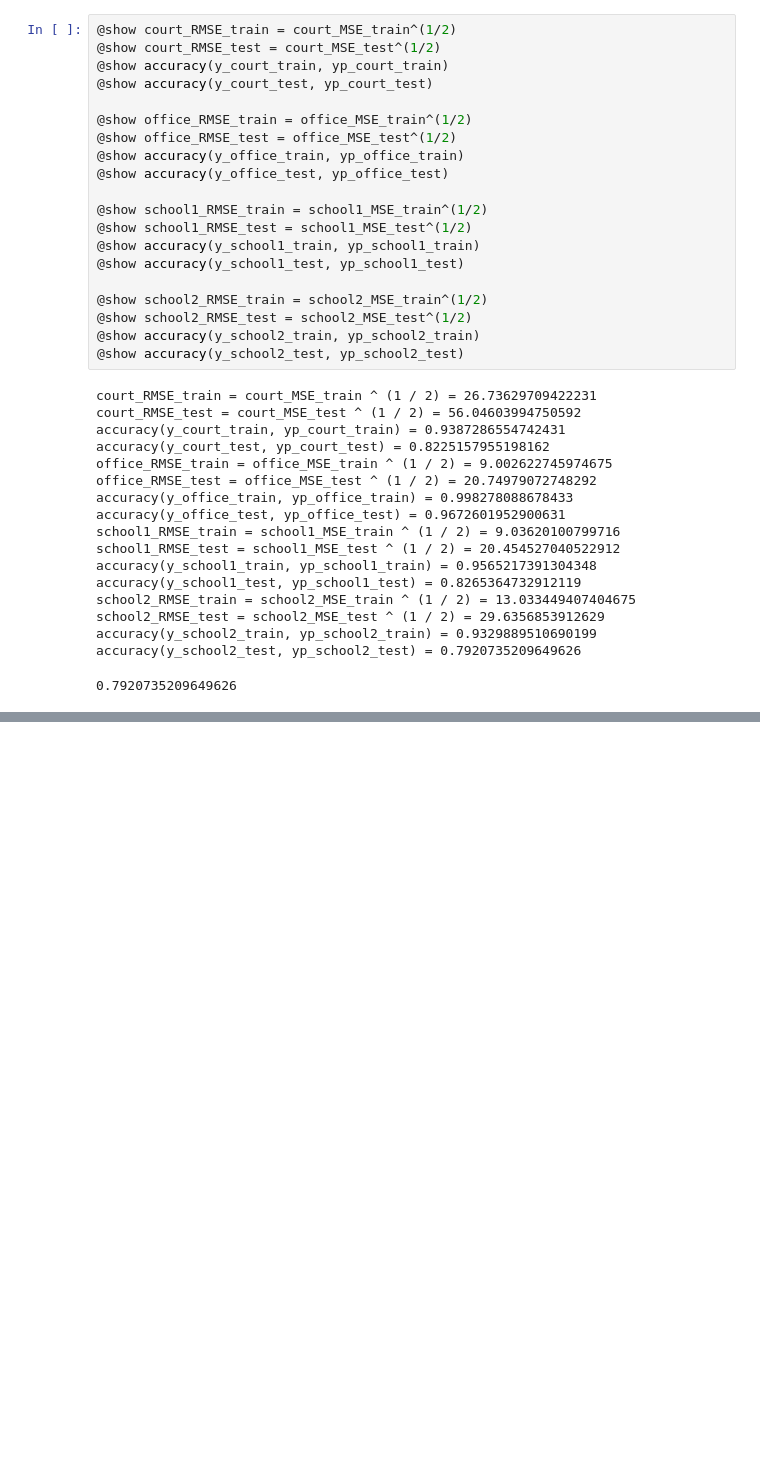
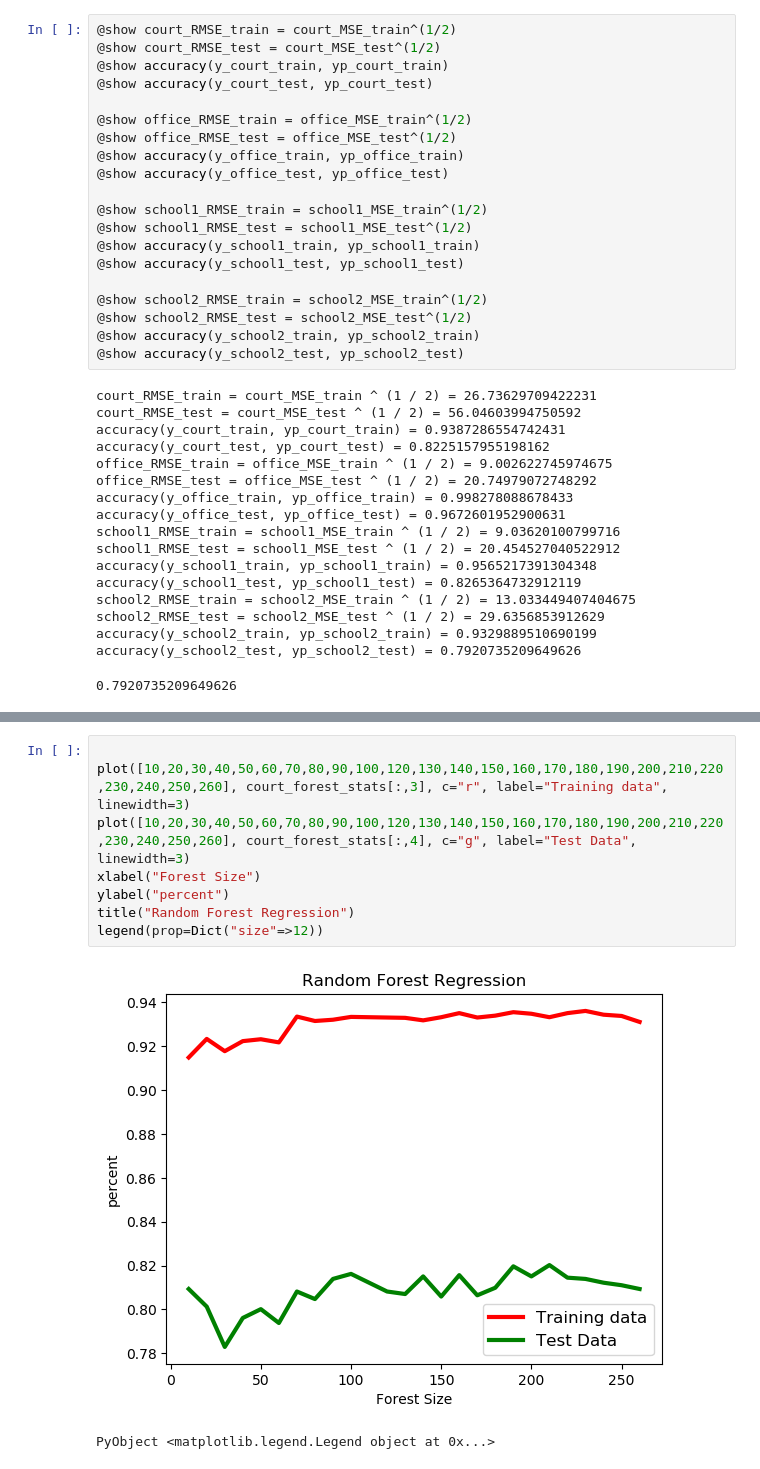
Before and after one commit to gracemitch/4741-project, a Jupyter notebook: Random Forest Models.ipynb, the cells around one changed output, grey strips where cells are left out. Saved outputs shown, nothing was run; the diff lists cells and outputs as text; blank space fills up the shorter version.

```diff
--- a/Random Forest Models.ipynb
+++ b/Random Forest Models.ipynb
@@ -787,0 +913,11 @@ accuracy(y_school2_test, yp_school2_test) = 0.7920735209649626
+# %%
+
+plot([10,20,30,40,50,60,70,80,90,100,120,130,140,150,160,170,180,190,200,210,220,230,240,250,260], court_forest_stats[:,3], c="r", label="Training data", linewidth=3)
+plot([10,20,30,40,50,60,70,80,90,100,120,130,140,150,160,170,180,190,200,210,220,230,240,250,260], court_forest_stats[:,4], c="g", label="Test Data", linewidth=3)
+xlabel("Forest Size")
+ylabel("percent")
+title("Random Forest Regression")
+legend(prop=Dict("size"=>12))
+# %% [output]
+[figure, added]
+PyObject <matplotlib.legend.Legend object at 0x...>
```
Also changed, not shown: parts of 7 cells of this notebook.
